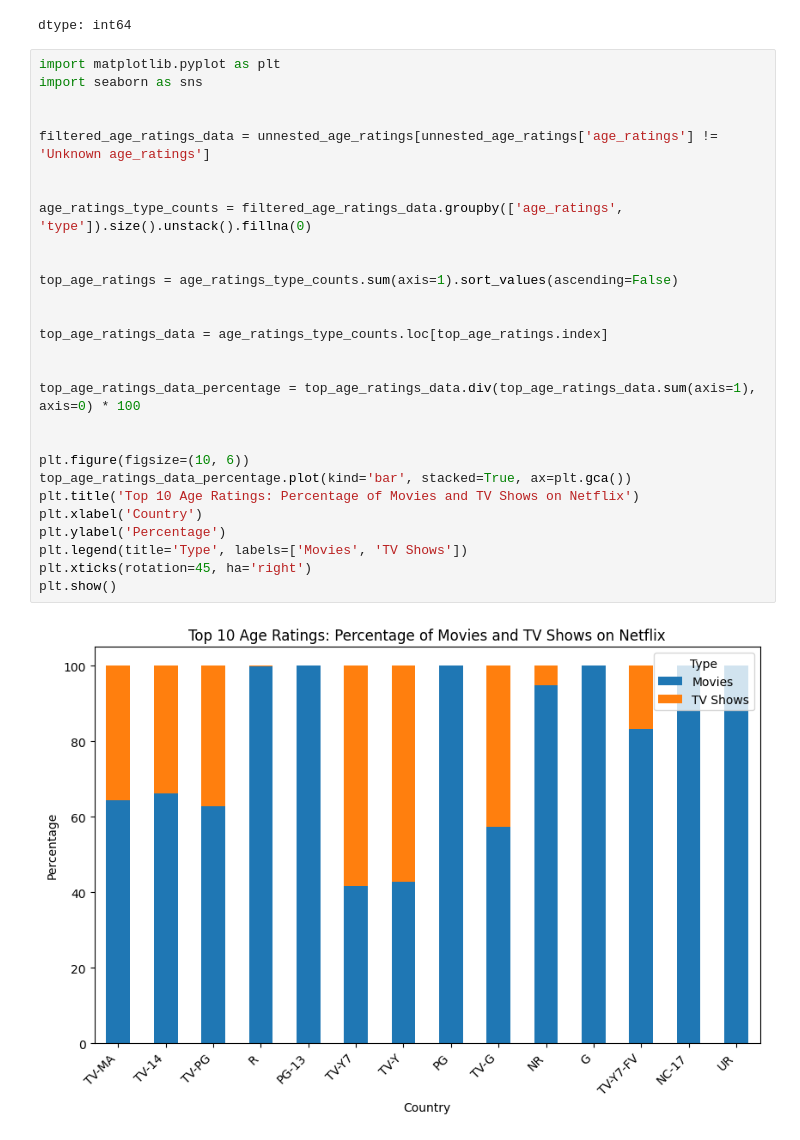
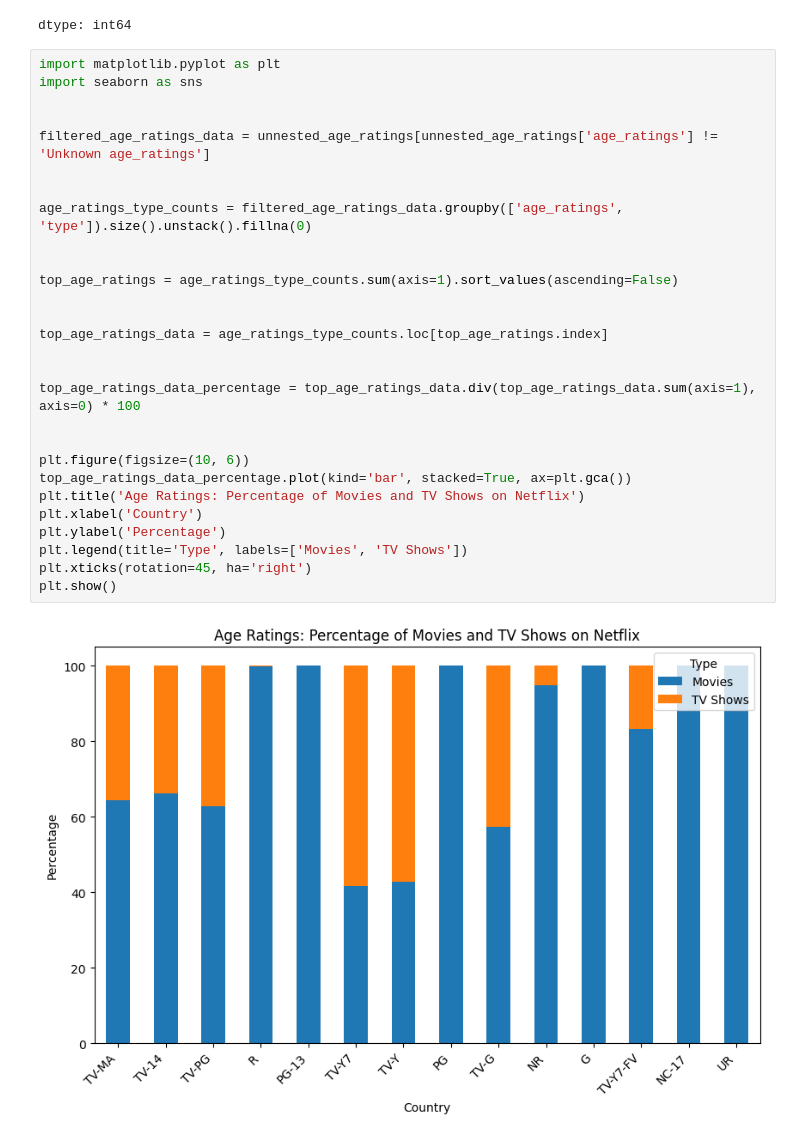
Before and after one commit to PatandyaW/Skripsikkk, a Jupyter notebook: Skripsik.ipynb, the cells around one changed output. Saved outputs shown, nothing was run; the diff lists cells and outputs as text.

```diff
--- a/Skripsik.ipynb
+++ b/Skripsik.ipynb
@@ -535,30 +535,30 @@ dtype: int64
 # %%
 import matplotlib.pyplot as plt
 import seaborn as sns
 
 
 filtered_age_ratings_data = unnested_age_ratings[unnested_age_ratings['age_ratings'] != 'Unknown age_ratings']
 
 
 age_ratings_type_counts = filtered_age_ratings_data.groupby(['age_ratings', 'type']).size().unstack().fillna(0)
 
 
 top_age_ratings = age_ratings_type_counts.sum(axis=1).sort_values(ascending=False)
 
 
 top_age_ratings_data = age_ratings_type_counts.loc[top_age_ratings.index]
 
 
 top_age_ratings_data_percentage = top_age_ratings_data.div(top_age_ratings_data.sum(axis=1), axis=0) * 100
 
 
 plt.figure(figsize=(10, 6))
 top_age_ratings_data_percentage.plot(kind='bar', stacked=True, ax=plt.gca())
-plt.title('Top 10 Age Ratings: Percentage of Movies and TV Shows on Netflix')
+plt.title('Age Ratings: Percentage of Movies and TV Shows on Netflix')
 plt.xlabel('Country')
 plt.ylabel('Percentage')
 plt.legend(title='Type', labels=['Movies', 'TV Shows'])
 plt.xticks(rotation=45, ha='right')
 plt.show()
 # %% [output]
-[figure, old version]
+[figure, new version]
```
Also changed, not shown: parts of 1 cell of this notebook.
